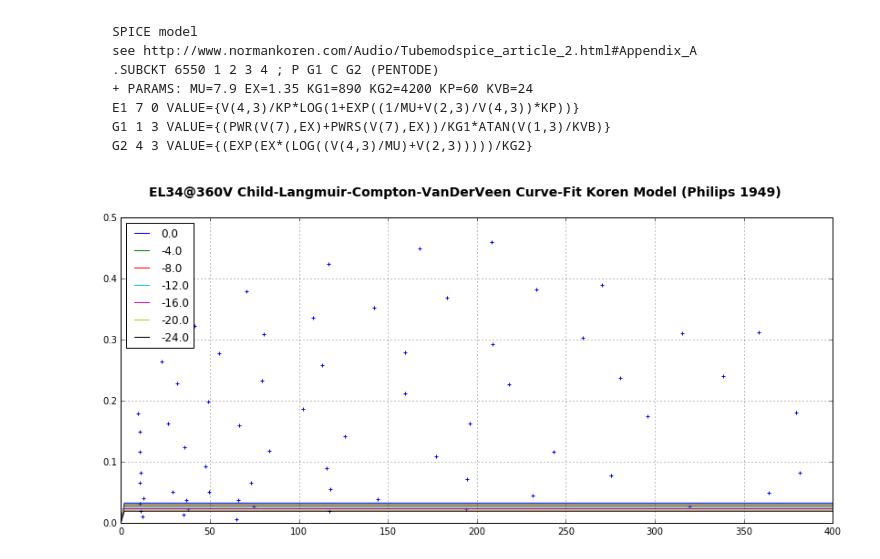
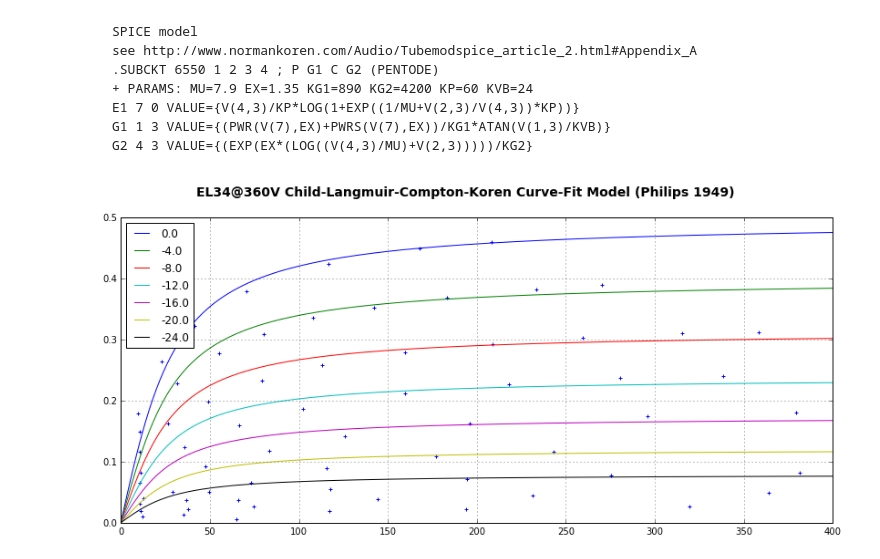
Before and after one commit to jilott/valvestudio, a Jupyter notebook: experiments/02-modeling/pentode/pentode-modeling.ipynb, the cells around one changed output. Saved outputs shown, nothing was run; the diff lists cells and outputs as text; code cells hidden in the pictures.

Commit message:
koren model now functional added a combined vanderveen and koren comparison plot

```diff
--- a/experiments/02-modeling/pentode/pentode-modeling.ipynb
+++ b/experiments/02-modeling/pentode/pentode-modeling.ipynb
@@ -152,12 +152,12 @@ Vak = np.linspace(0,400,201)
 
 vIaCalc = np.vectorize(IaCalc,otypes=[np.float])
 
-Ia = vIaCalc(Vgk[:,None],Vak[None,:])
+Iavdv = vIaCalc(Vgk[:,None],Vak[None,:])
 
 plt.figure(figsize=(14,6))
 
 for i in range(len(Vgk)):
-    plt.plot(Vak,Ia[i],label=Vgk[i])
+    plt.plot(Vak,Iavdv[i],label=Vgk[i])
 
 plt.scatter(Vaks,y,marker="+")
 
@@ -182,7 +178,7 @@ $$I_P = \left(\frac{{E_1}^X}{k_{G1}}\right) \left(1+sgn(E_1)\right)atan\left(\fr
 
 Need to fit $X, k_{G1}, k_P, k_{VB}$
 # %%
-mu = 100
+mu = 11.0
 
 def sgn(val):
     if val >= 0:
@@ -199,7 +195,7 @@ def funcKoren(x,X,kG1,kP,kVB):
 
         if kP < 0:
             kP = 0
-        # print EG2,EG1,EP,kG1,kP,kVB,exp(kP*(1/mu + EG1/EG2))
+        #print EG2,EG1,EP,kG1,kP,kVB,exp(kP*(1/mu + EG1/EG2))
 
         E1 = (EG2/kP) * log(1 + exp(kP*(1/mu + EG1/EG2)))
         if E1 > 0:
@@ -210,7 +206,7 @@ def funcKoren(x,X,kG1,kP,kVB):
 
     return rv
 
-popt, pcov = curve_fit(funcKoren,x,y,p0=[1.3,500,300,200])
+popt, pcov = curve_fit(funcKoren,x,y,p0=[1.3,1000,40,20])
 #print popt,pcov
 
 (X,kG1,kP,kVB) = popt
@@ -233,34 +229,34 @@ G2 4 3 VALUE={(EXP(EX*(LOG((V(4,3)/MU)+V(2,3)))))/KG2}
 # %%
 EG2 = x[0][0]
 
 def IaCalcKoren(EG1,EP):
     global X,kG1,kP,kVB,mu
     E1 = (EG2/kP) * log(1 + exp(kP*(1/mu + EG1/EG2)))
     if E1 > 0:
         IP = (pow(E1,X)/kG1)*(1 + sgn(E1))*atan(EP/kVB)
     else:
         IP = 0
     return IP
 
 Vgk = np.linspace(0,-24,7)
 Vak = np.linspace(0,400,201)
 
 vIaCalcKoren = np.vectorize(IaCalcKoren,otypes=[np.float])
 
-Ia = vIaCalcKoren(Vgk[:,None],Vak[None,:])
+Iakoren = vIaCalcKoren(Vgk[:,None],Vak[None,:])
 
 plt.figure(figsize=(14,6))
 
 for i in range(len(Vgk)):
-    plt.plot(Vak,Ia[i],label=Vgk[i])
+    plt.plot(Vak,Iakoren[i],label=Vgk[i])
 
 plt.scatter(Vaks,y,marker="+")
 
 plt.legend(loc='upper left')
-plt.suptitle('EL34@%dV Child-Langmuir-Compton-VanDerVeen Curve-Fit Koren Model (Philips 1949)'%Vg2k, fontsize=14, fontweight='bold')
+plt.suptitle('EL34@%dV Child-Langmuir-Compton-Koren Curve-Fit Model (Philips 1949)'%Vg2k, fontsize=14, fontweight='bold')
 plt.grid()
 plt.ylim((0,0.5))
 plt.xlim((0,400))
 plt.show()
 # %% [output]
-[figure, old version]
+[figure, new version]
```
Also changed, not shown: parts of 3 cells of this notebook.
